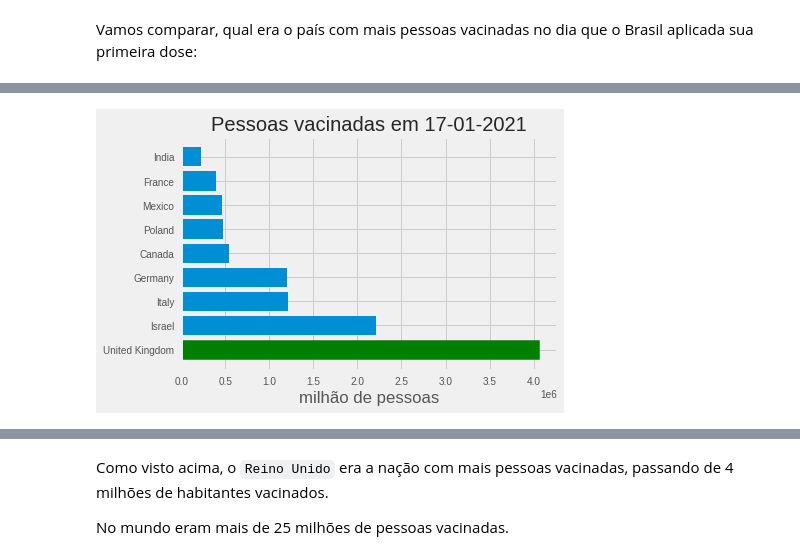
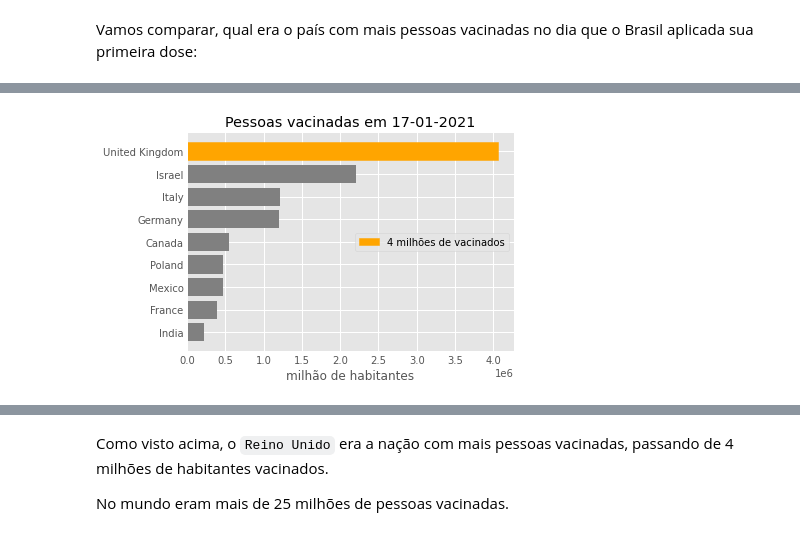
Before and after one commit to 1rubenito/data_science, a Jupyter notebook: Análise_COVID19_Mundo_e_Brasil.ipynb, the cells around one changed output, grey strips where cells are left out. Drawn from its saved outputs; the diff is of its cells as text; code cells hidden in the pictures.

```diff
--- a/Análise_COVID19_Mundo_e_Brasil.ipynb
+++ b/Análise_COVID19_Mundo_e_Brasil.ipynb
@@ -444,21 +449,22 @@ br_covid.loc[br_covid['date'] == '2021-01-17',
 # %%
 #plot bar exibindo pessoas vacinadas em 17-01-2021, sem variável World
 w_vacina = df_covid.loc[df['date'] == '2021-01-17',
                         ['location', 'people_vaccinated']].sort_values(by='people_vaccinated', ascending=False)[1:10]
 
 fig, ax = plt.subplots()
+plt.style.use('ggplot')
 
-barlist = ax.barh('location', 'people_vaccinated', data=w_vacina)
-barlist[0].set_color('g')
+barlist = ax.barh('location', 'people_vaccinated', data=w_vacina, color='grey', label='4 milhões de vacinados')
+barlist[0].set_color('orange')
 
 plt.title('Pessoas vacinadas em 17-01-2021')
-plt.xlabel('milhão de pessoas')
+plt.xlabel('milhão de habitantes')
+ax.invert_yaxis()
 
-plt.style.use('ggplot')
-
-plt.show()
+plt.legend(loc='center right')
+plt.tight_layout()
 # %% [output]
-[figure, old version]
+[figure, new version]
 # %%
 # exibir variável World em 17-01-2021
 br_covid.loc[(br_covid['date'] == '2021-01-17') & (br_covid['location'] == 'World'), ['date', 'location', 'people_vaccinated']]
```
Also changed, not shown: parts of 17 cells of this notebook.
